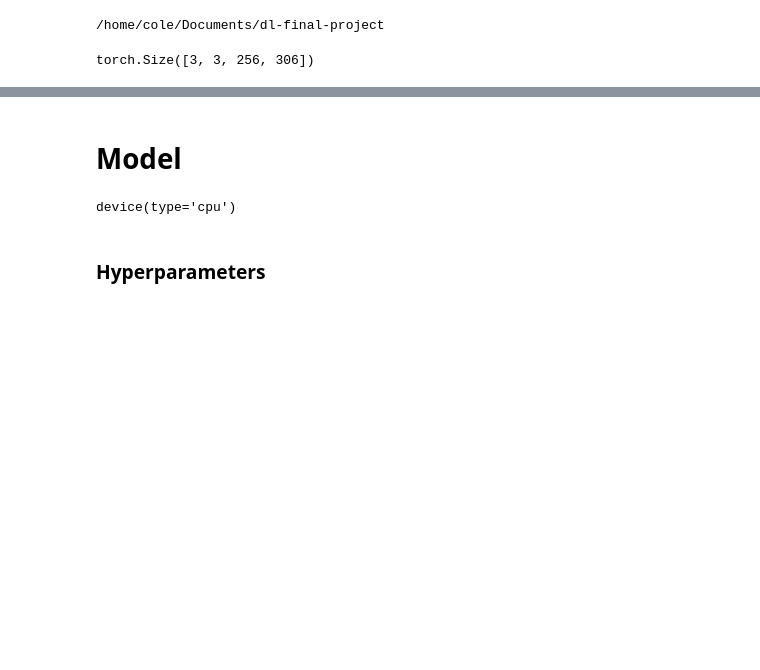
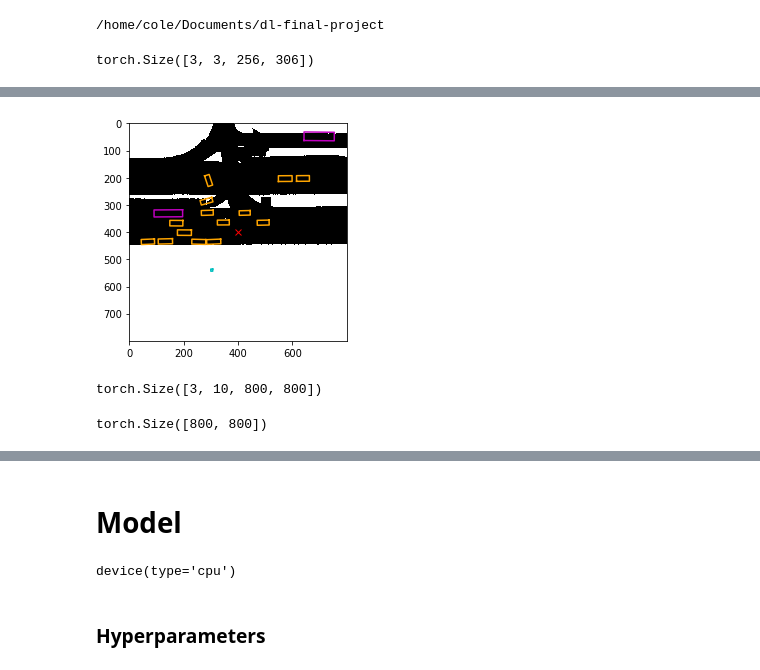
Before and after one commit to css459/dl-final-project, a Jupyter notebook: notebooks/resnet.ipynb, the cells around one changed output, grey strips where cells are left out. Drawn from its saved outputs; the diff is of its cells as text; code cells hidden in the pictures; blank space fills up the shorter version.

Commit message:
working bounding box image maker

```diff
--- a/notebooks/resnet.ipynb
+++ b/notebooks/resnet.ipynb
@@ -21,3 +27,7 @@ image, camera_index = iter(unlabeled_trainloader).next()
 print(image.shape)
 # %% [output]
 torch.Size([3, 3, 256, 306])
+# %%
+from data import get_labeled_set
+labeled_trainset, labeled_trainloader = get_labeled_set(batch_size=3)
+sample, target, road_image = iter(labeled_trainloader).next()
@@ -23,0 +47,26 @@ torch.Size([3, 3, 256, 306])
+# %%
+import matplotlib.pyplot as plt
+from helpers.helper import draw_box
+# The center of image is 400 * 400
+fig, ax = plt.subplots()
+color_list = ['b', 'g', 'orange', 'c', 'm', 'y', 'k', 'w', 'r']
+ax.imshow(road_image[0], cmap ='binary');
+# The ego car position
+ax.plot(400, 400, 'x', color="red")
+for i, bb in enumerate(target[0]['bounding_box']):
+    # You can check the implementation of the draw box to understand how it works
+    draw_box(ax, bb, color=color_list[target[0]['category'][i]])
+# %% [output]
+[figure, added]
+# %%
+from data import make_bounding_box_images
+
+target_images = make_bounding_box_images(target)
+target_images.shape
+# %% [output]
+torch.Size([3, 10, 800, 800])
+# %%
+x = target_images[0]
+x[0].shape
+# %% [output]
+torch.Size([800, 800])
```
Also changed, not shown: parts of 7 cells of this notebook, 1 other file.
